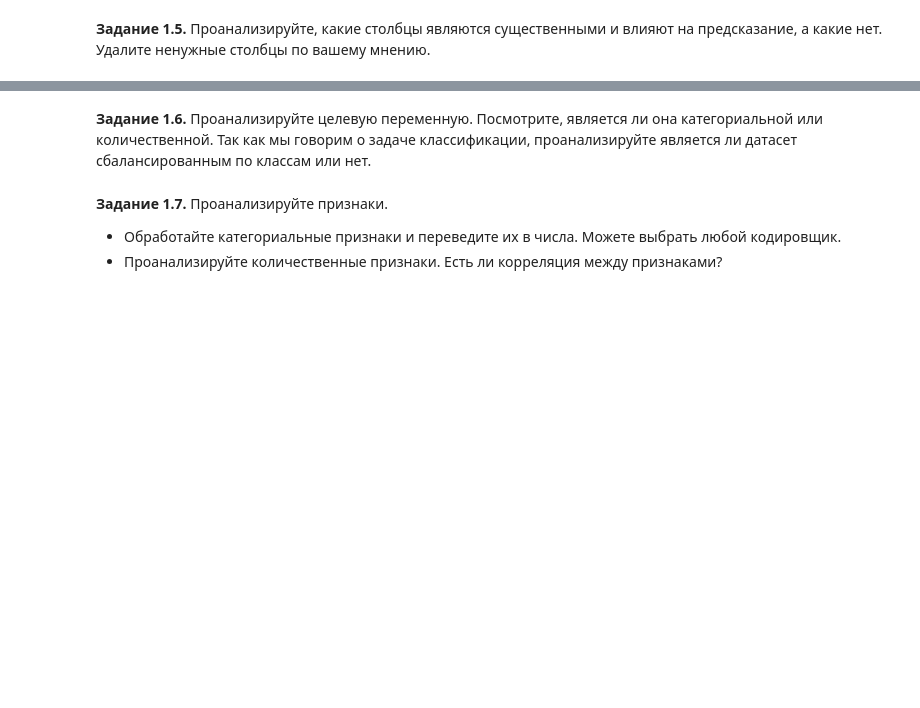
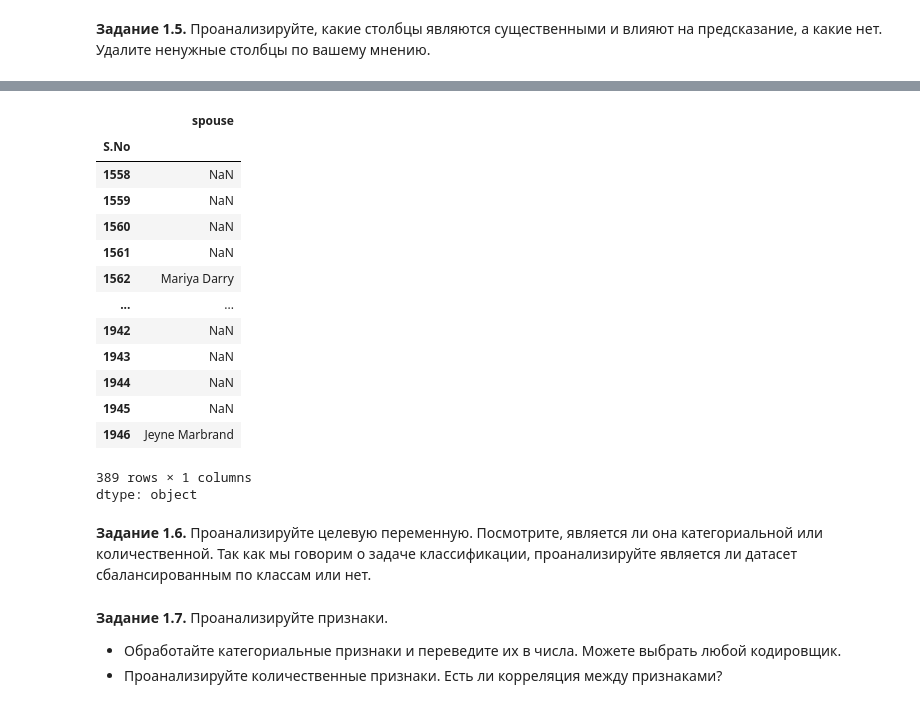
Before and after one commit to tatyanayuriy/cv, a Jupyter notebook: week_01_ml_intro/Homework/hw_1_game_of_thrones.ipynb, the cells around one changed output, grey strips where cells are left out. Saved outputs shown, nothing was run; the diff lists cells and outputs as text; code cells hidden in the pictures; blank space fills up the shorter version.

```diff
--- a/week_01_ml_intro/Homework/hw_1_game_of_thrones.ipynb
+++ b/week_01_ml_intro/Homework/hw_1_game_of_thrones.ipynb
@@ -148,3 +262,21 @@ data.drop(columns=[...], inplace = True)
+# %%
+df['spouse']
+# %% [output]
+|  | spouse |
+| S.No |  |
+| 1558 | NaN |
+| 1559 | NaN |
+| 1560 | NaN |
+| 1561 | NaN |
+| 1562 | Mariya Darry |
+| ... | ... |
+| 1942 | NaN |
+| 1943 | NaN |
+| 1944 | NaN |
+| 1945 | NaN |
+| 1946 | Jeyne Marbrand |
+389 rows × 1 columns
+dtype: object
 # %% [markdown]
 **Задание 1.6.** Проанализируйте целевую переменную. Посмотрите, является ли она категориальной или количественной. Так как мы говорим о задаче классификации, проанализируйте является ли датасет сбалансированным по классам или нет.
 # %%
```
Also changed, not shown: parts of 13 cells of this notebook.
